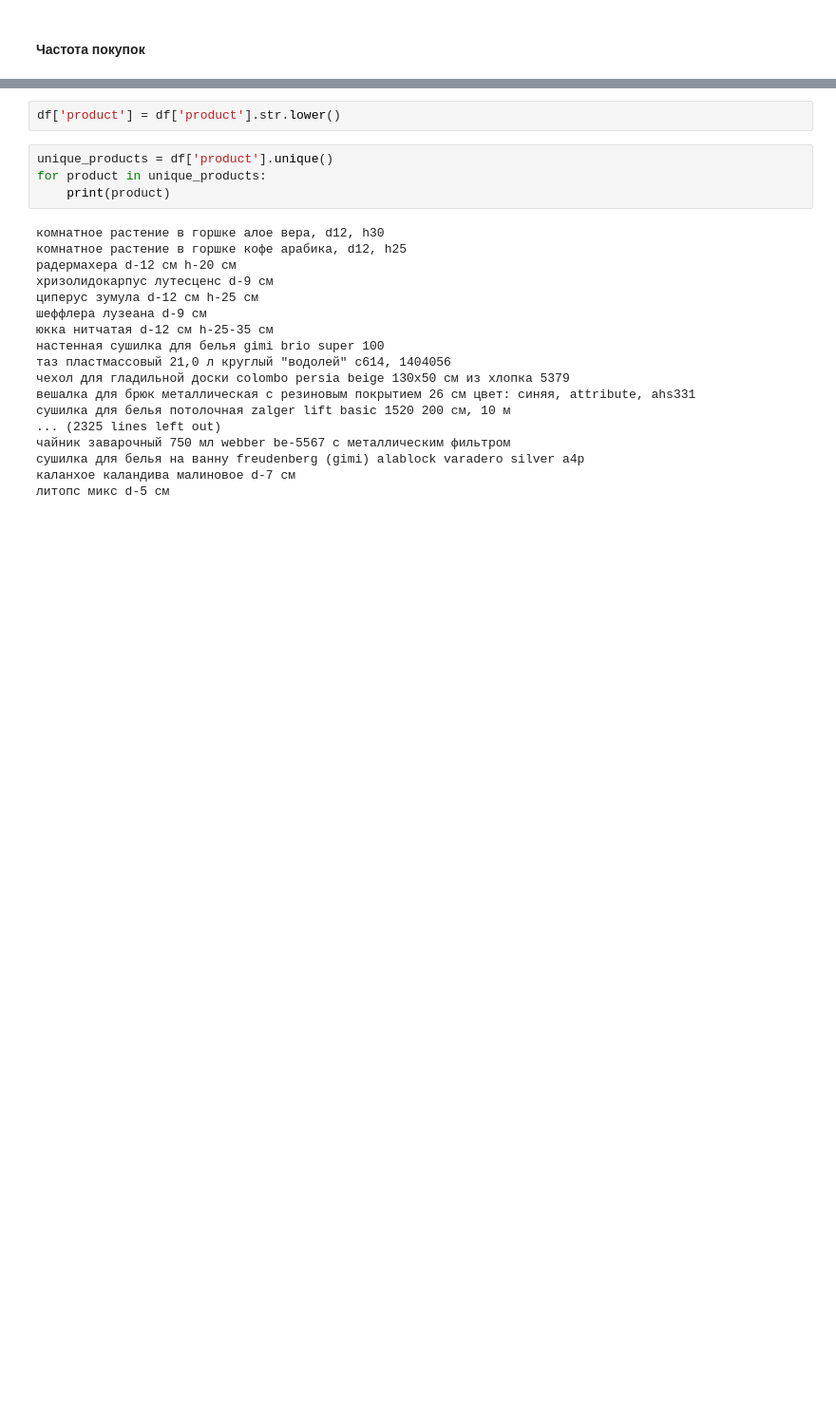
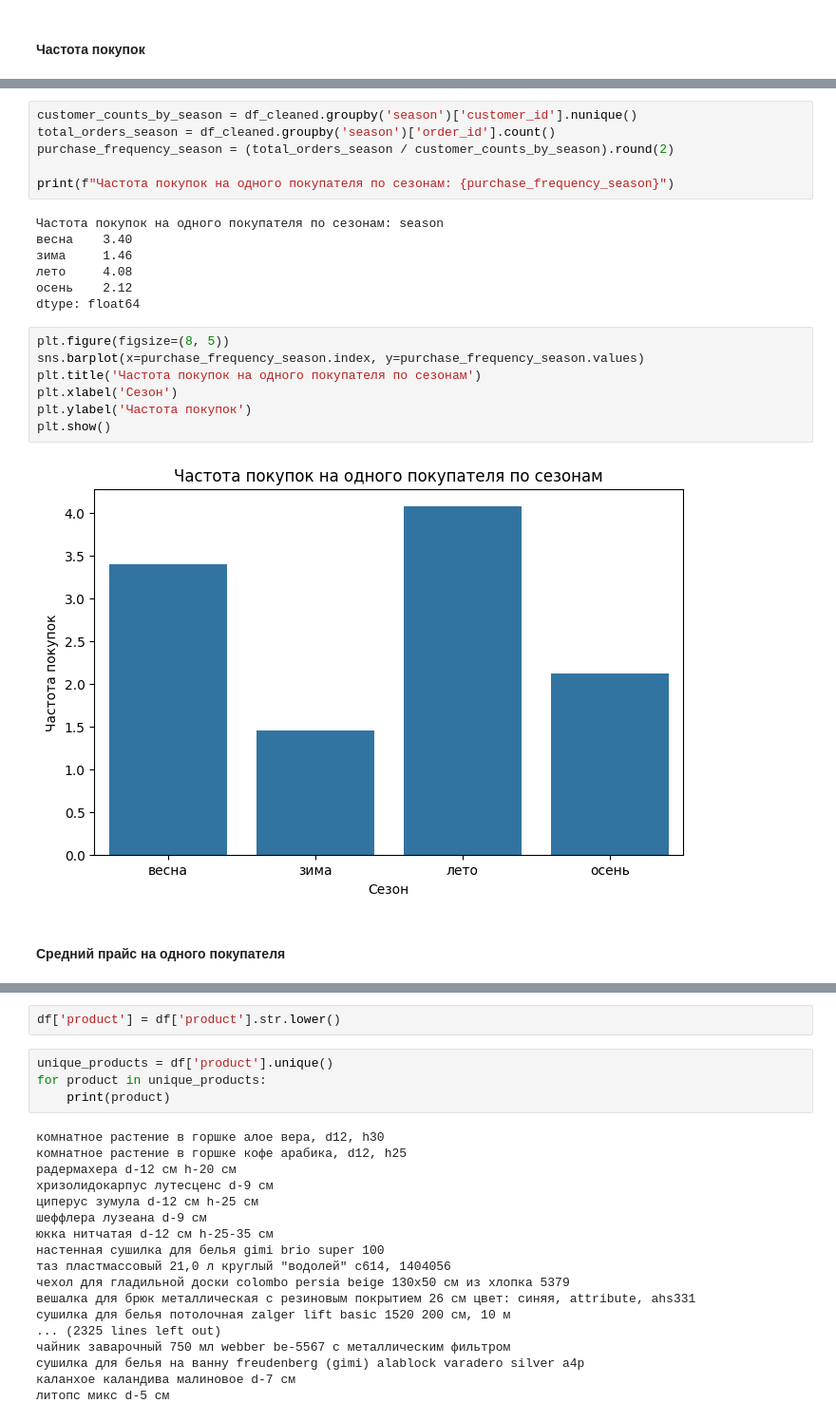
Before and after one commit to VKonstantinV/Git_Kon, a Jupyter notebook: Untitled4.ipynb, the cells around one changed output, grey strips where cells are left out. Shown at 95% size. Saved outputs shown, nothing was run; the diff lists cells and outputs as text; blank space fills up the shorter version.

```diff
--- a/Untitled4.ipynb
+++ b/Untitled4.ipynb
@@ -727,3 +769,27 @@ purchase_frequency = total_orders / num_customers
 print(f"Частота покупок на одного покупателя: {purchase_frequency:.2f}")
 # %% [output]
 Частота покупок на одного покупателя: 3.05
+# %%
+customer_counts_by_season = df_cleaned.groupby('season')['customer_id'].nunique()
+total_orders_season = df_cleaned.groupby('season')['order_id'].count()
+purchase_frequency_season = (total_orders_season / customer_counts_by_season).round(2)
+
+print(f"Частота покупок на одного покупателя по сезонам: {purchase_frequency_season}")
+# %% [output]
+Частота покупок на одного покупателя по сезонам: season
+весна    3.40
+зима     1.46
+лето     4.08
+осень    2.12
+dtype: float64
+# %%
+plt.figure(figsize=(8, 5))
+sns.barplot(x=purchase_frequency_season.index, y=purchase_frequency_season.values)
+plt.title('Частота покупок на одного покупателя по сезонам')
+plt.xlabel('Сезон')
+plt.ylabel('Частота покупок')
+plt.show()
+# %% [output]
+[figure, added]
+# %% [markdown]
+#### Средний прайс на одного покупателя
```
Also changed, not shown: parts of 10 cells of this notebook.
